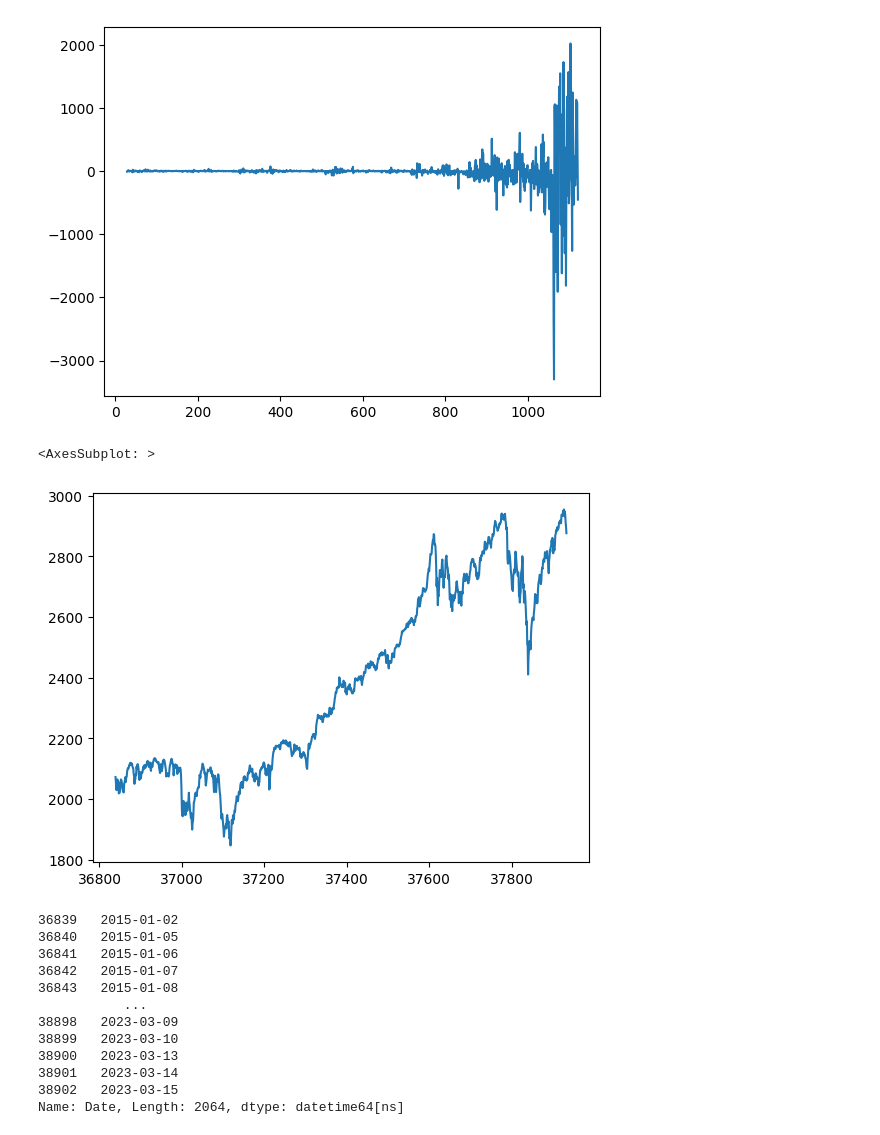
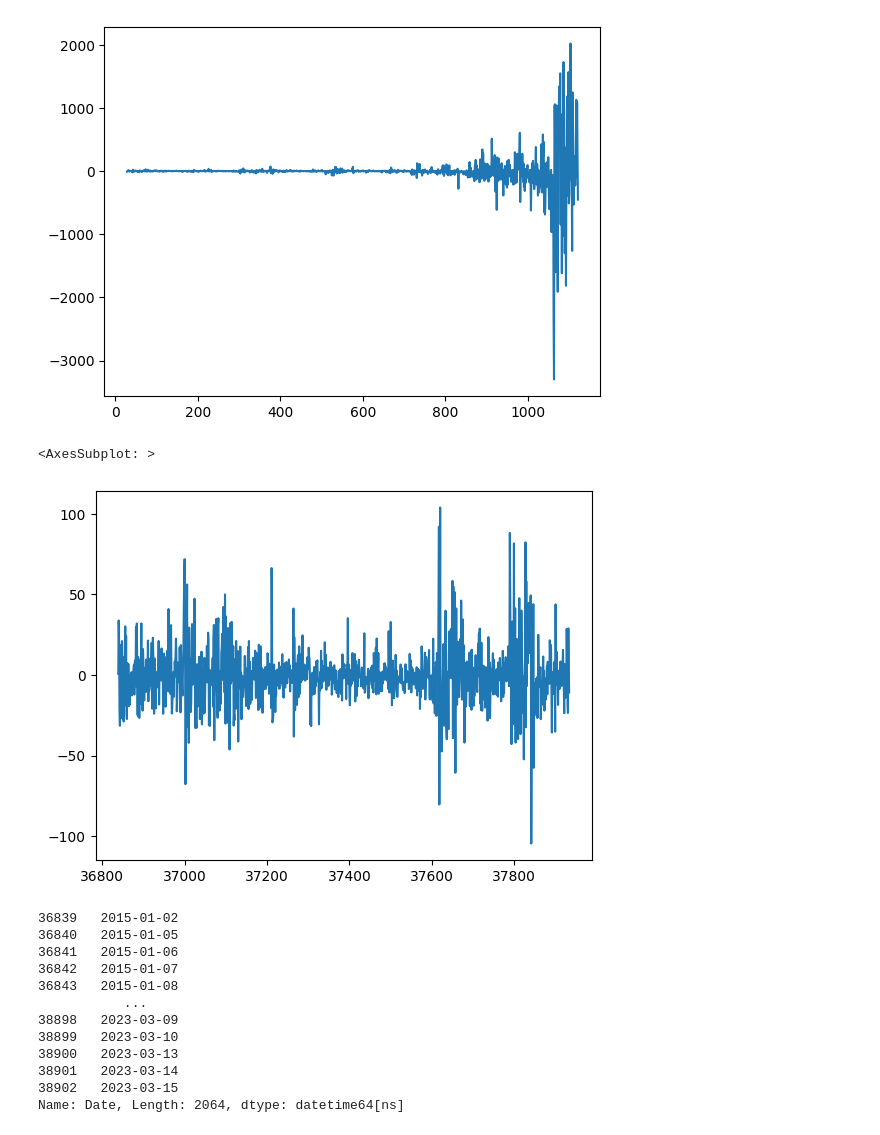
Before and after one commit to aintproud/analitic, a Jupyter notebook: 1.ipynb, the cells around one changed output. Saved outputs shown, nothing was run; the diff lists cells and outputs as text; code cells hidden in the pictures.

```diff
--- a/1.ipynb
+++ b/1.ipynb
@@ -26,7 +27,6 @@ bitcoin
 # %%
-
 smp500['Trend'] = smp500['Open']-smp500['Close']
+smp500 = smp500[['Date','Trend']]
 smp500 = smp500.iloc[36839:38903]
-smp500 = smp500.loc[['Trend', 'Open', 'Close']]
 smp500
 # %% [output]
@@ -37,10 +49,10 @@ bitcoin.iloc[0:365*3]['Trend'].plot()
 <AxesSubplot: >
 [figure]
 # %%
-smp500.iloc[0:365*3]['High'].plot()
+smp500.iloc[0:365*3]['Trend'].plot()
 # %% [output]
 <AxesSubplot: >
-[figure, old version]
+[figure, new version]
 # %%
 
 smp500['Date'] =pd.to_datetime(smp500['Date'])
```
Also changed, not shown: parts of 9 cells of this notebook.
